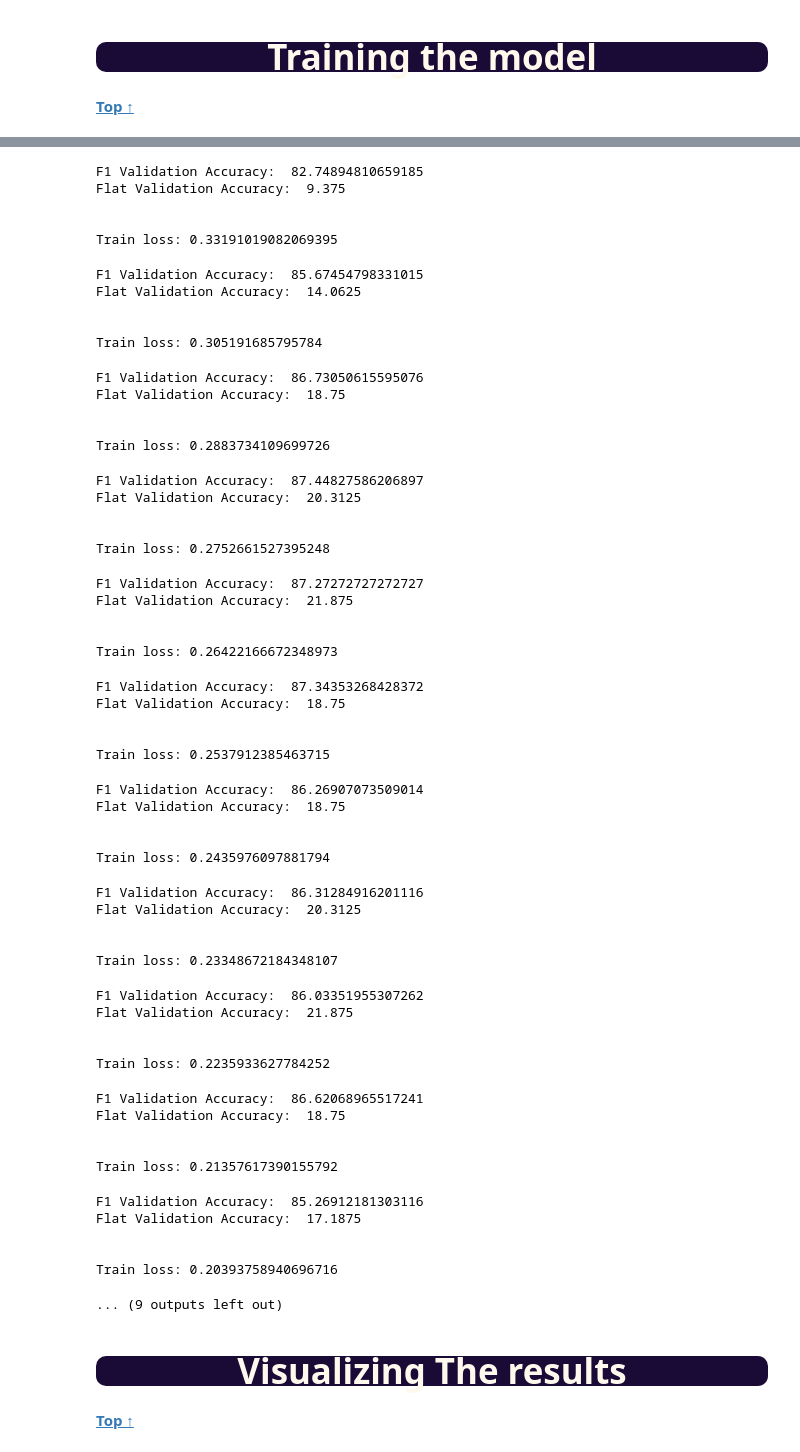
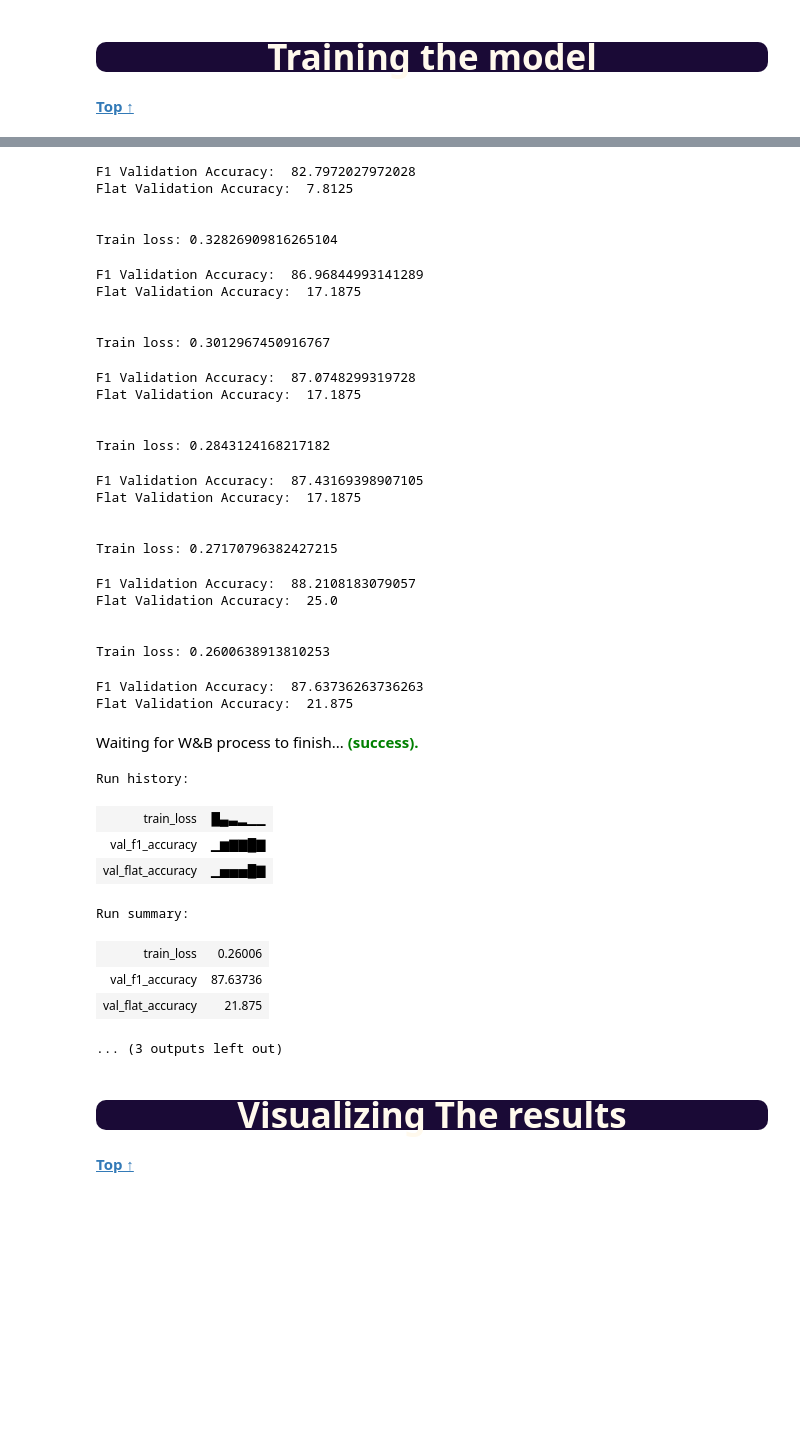
Before and after one commit to Owaiskhan9654/Multi-Label-Classification-of-Pubmed-Articles, a Jupyter notebook: Multi-Label-Classification-of-Pubmed-Articles.ipynb, the cells around one changed output, grey strips where cells are left out. Saved outputs shown, nothing was run; the diff lists cells and outputs as text; code cells hidden in the pictures; blank space fills up the shorter version.

```diff
--- a/Multi-Label-Classification-of-Pubmed-Articles.ipynb
+++ b/Multi-Label-Classification-of-Pubmed-Articles.ipynb
@@ -420,8 +409,8 @@ os.environ['TF_FORCE_GPU_ALLOW_GROWTH']='true'
 train_loss_set = []
 val_f1_accuracy_list,val_flat_accuracy_list,training_loss_list,epochs_list=[],[],[],[]
 
-# Number of training epochs (Orignal author's recommend between 10 and 20)
-epochs = 12
+# Number of training epochs (recommend between 5 and 10)
+epochs = 6
 
 # trange is a tqdm wrapper around the normal python range
 for _ in trange(epochs, desc="Epoch "):
@@ -444,7 +433,8 @@ for _ in trange(epochs, desc="Epoch "):
         optimizer.zero_grad()
 
         # Forward pass for multilabel classification
-        # https://pytorch.org/docs/stable/generated/torch.nn.BCELoss.html#torch.nn.BCELoss
+        # https://pytorch.org/docs/stable/generated/torch.nn.BCELoss.html
+        # https://pytorch.org/docs/stable/generated/torch.nn.BCEWithLogitsLoss.html
         # Creates a criterion that measures the Binary Cross Entropy between the target and the input probabilities
         # Also This loss combines a Sigmoid layer and the BCELoss in one single class. This version is more numerically stable
         # than using a plain Sigmoid followed by a BCELoss as, by combining the operations into one layer, we take advantage of the
@@ -524,59 +514,40 @@ Train loss: 0.4249858699440956
-F1 Validation Accuracy:  82.74894810659185
-Flat Validation Accuracy:  9.375
+F1 Validation Accuracy:  82.7972027972028
+Flat Validation Accuracy:  7.8125
 
 
-Train loss: 0.33191019082069395
+Train loss: 0.32826909816265104
-F1 Validation Accuracy:  85.67454798331015
-Flat Validation Accuracy:  14.0625
+F1 Validation Accuracy:  86.96844993141289
+Flat Validation Accuracy:  17.1875
 
 
-Train loss: 0.305191685795784
+Train loss: 0.3012967450916767
-F1 Validation Accuracy:  86.73050615595076
-Flat Validation Accuracy:  18.75
+F1 Validation Accuracy:  87.0748299319728
+Flat Validation Accuracy:  17.1875
 
 
-Train loss: 0.2883734109699726
+Train loss: 0.2843124168217182
-F1 Validation Accuracy:  87.44827586206897
-Flat Validation Accuracy:  20.3125
+F1 Validation Accuracy:  87.43169398907105
+Flat Validation Accuracy:  17.1875
 
 
-Train loss: 0.2752661527395248
+Train loss: 0.27170796382427215
-F1 Validation Accuracy:  87.27272727272727
-Flat Validation Accuracy:  21.875
+F1 Validation Accuracy:  88.2108183079057
+Flat Validation Accuracy:  25.0
 
 
-Train loss: 0.26422166672348973
+Train loss: 0.2600638913810253
-F1 Validation Accuracy:  87.34353268428372
-Flat Validation Accuracy:  18.75
-
-
-Train loss: 0.2537912385463715
+F1 Validation Accuracy:  87.63736263736263
+Flat Validation Accuracy:  21.875
+Waiting for W&B process to finish... (success).
-F1 Validation Accuracy:  86.26907073509014
-Flat Validation Accuracy:  18.75
-
-
-Train loss: 0.2435976097881794
+Run history:
+| train_loss | █▄▃▂▁▁ |
+| val_f1_accuracy | ▁▆▇▇█▇ |
+| val_flat_accuracy | ▁▅▅▅█▇ |
-F1 Validation Accuracy:  86.31284916201116
-Flat Validation Accuracy:  20.3125
-
-
-Train loss: 0.23348672184348107
+Run summary:
+| train_loss | 0.26006 |
+| val_f1_accuracy | 87.63736 |
+| val_flat_accuracy | 21.875 |
-F1 Validation Accuracy:  86.03351955307262
-Flat Validation Accuracy:  21.875
-
-
-Train loss: 0.2235933627784252
+... (3 outputs left out)
-F1 Validation Accuracy:  86.62068965517241
-Flat Validation Accuracy:  18.75
-
-
-Train loss: 0.21357617390155792
-F1 Validation Accuracy:  85.26912181303116
-Flat Validation Accuracy:  17.1875
-
-
-Train loss: 0.20393758940696716
-... (9 outputs left out)
 # %%
 num_epochs = np.arange(1,len(training_loss_list)+1)
 df_train_results=pd.DataFrame({'Epochs':num_epochs,'F1 Validation Accuracy':val_f1_accuracy_list,\
```
Also changed, not shown: parts of 18 cells of this notebook.
